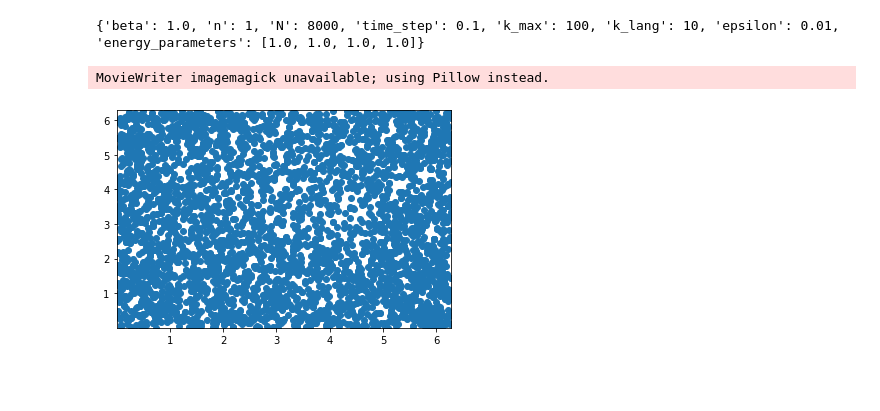
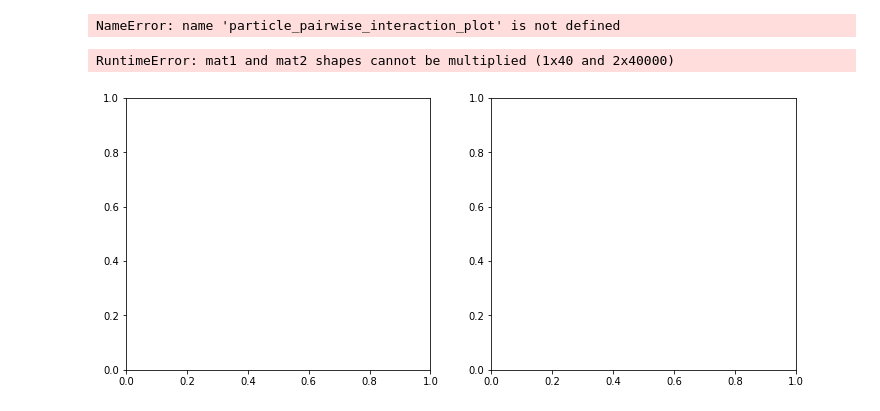
Before and after one commit to Huresa/ML_project, a Jupyter notebook: Adaptative-monte-carlo-augmented-with-normalizing-flows/run.ipynb, the cells around one changed output. Drawn from its saved outputs; the diff is of its cells as text; code cells hidden in the pictures; blank space fills up the shorter version.

```diff
--- a/Adaptative-monte-carlo-augmented-with-normalizing-flows/run.ipynb
+++ b/Adaptative-monte-carlo-augmented-with-normalizing-flows/run.ipynb
@@ -67,32 +67,32 @@ Gradient with respect to high: tensor(-3.)
 # MODEL PARAMETERS
 N = 20 #number of particles
 dimensions = 2 #dimensions of the model space
-data_dim = N**3 #size of the parameter space
+data_dim = N*dimensions #size of the parameter space
 beta = 1
 #U = two_param.bistable_circle
 #BC = two_param.bistable_circle_BC
 #U = particle_pairwise_interaction.U
 #BC = particle_pairwise_interaction.BC
 
-U = XY.XYd2n3
-BC = XY.XYd2n3_BC
+U = two_param.bistable_circle
+BC = two_param.bistable_circle_BC
 
-energy_parameters = [1,1,1,1]
+energy_parameters = []
 
 # SAVING PARAMETER
-model_name = 'XYd2n3-multivariate_normal-LayeredPlanarFlow-beta1'
+model_name = 'bistable_circle-multivariate_normal-LayeredPlanarFlow-beta1'
 model_file = getcwd()+"\\saved_models"+"\\"+model_name+"\\"+model_name
 
 # RF PARAMETERS
-n = 1 #number of initial samples
+n = 200 #number of initial samples
 
-#base_distribution = MultivariateUniform(0, L, data_dim)
+#base_distribution = MultivariateUniform(-10, 10, data_dim)
 base_distribution = multivariate_normal.MultivariateNormal(loc=torch.ones(data_dim), covariance_matrix=torch.eye(data_dim))
 normalization_flow = planar_flow.LayeredPlanarFlow(data_dim)
-epsilon = 1e-2 #gradient descent rate for RF parameters
+epsilon = 2e-2 #gradient descent rate for RF parameters
 
 # MALA PARAMETERS
-time_step = 1e-1
+time_step = 1e-3
 k_lang = 10
 
 # INITIALISATION
@@ -120,11 +124,16 @@ fig.savefig(path + '\\history.png')
 # %%
 model_name = 'XYd2n3-multivariate_normal-LayeredPlanarFlow-beta1'
-model_file = getcwd()+"\\saved_models"+"\\"+model_name+"\\"+model_name
+model_file = getcwd()+"\\saved_models"+"\\"+model_name+"\\"+model_name+'.pt'
 trajectory_id = 0
 path = dirname(model_file)
 history = torch.load(path + '\\history.pt').detach()
 particle_pairwise_interaction_plot.animation(model_file, trajectory_id, history)
 # %% [output]
-{'beta': 1.0, 'n': 1, 'N': 8000, 'time_step': 0.1, 'k_max': 100, 'k_lang': 10, 'epsilon': 0.01, 'energy_parameters': [1.0, 1.0, 1.0, 1.0]}
+NameError: name 'particle_pairwise_interaction_plot' is not defined
-MovieWriter imagemagick unavailable; using Pillow instead.
-[figure, removed]
+# %%
+from plot_animation_package.plot_animation_package import density_2D
+model_file=r'C:\Users\samue\Documents\GitHub\ML_project\Adaptative-monte-carlo-augmented-with-normalizing-flows\saved_models\bistable_circle-multivariate_normal-LayeredPlanarFlow-beta1\model.pt'
+density_2D.plot(beta, U, energy_parameters, model_file, normalization_flow, base_distribution)
+# %% [output]
+RuntimeError: mat1 and mat2 shapes cannot be multiplied (1x40 and 2x40000)
+[figure, added]
```
Also changed, not shown: parts of 4 cells of this notebook, 5 other files.
